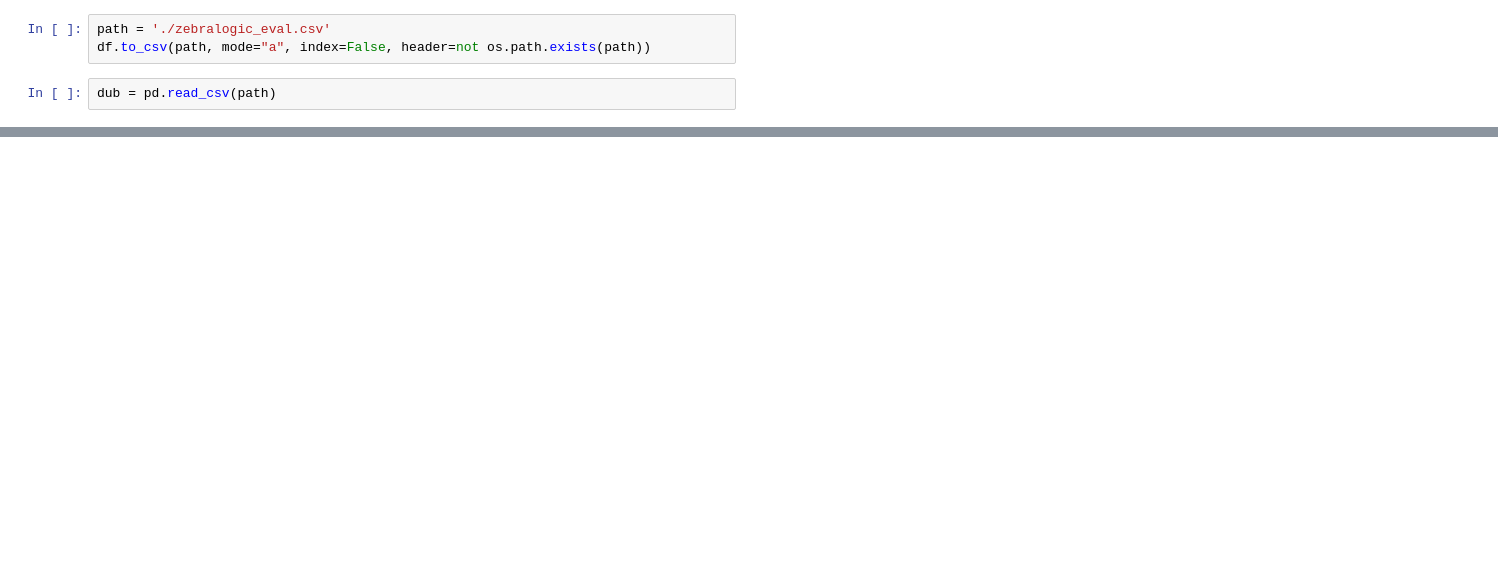
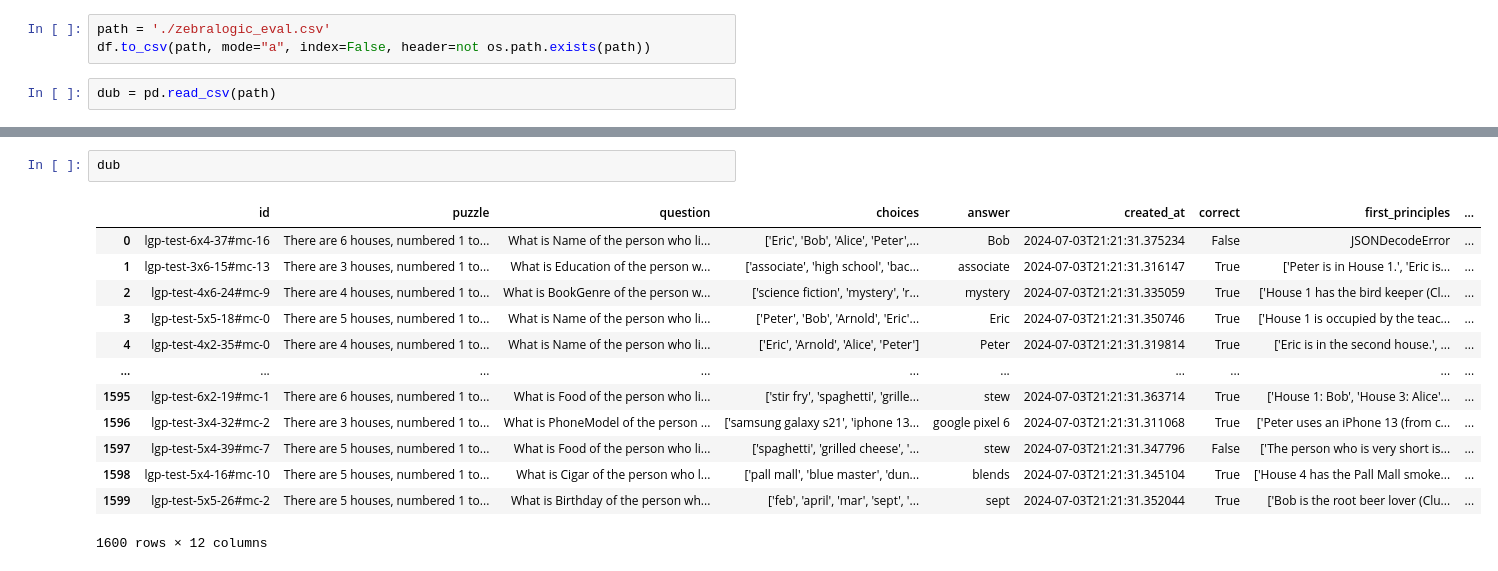
Before and after one commit to alvin-98/MLiS-Placement-Thesis, a Jupyter notebook: pipeline/experiments/reasoning_eval_v2.ipynb, the cells around one changed output, grey strips where cells are left out. Saved outputs shown, nothing was run; the diff lists cells and outputs as text; blank space fills up the shorter version.

```diff
--- a/pipeline/experiments/reasoning_eval_v2.ipynb
+++ b/pipeline/experiments/reasoning_eval_v2.ipynb
@@ -325 +325,17 @@ False     427
 Name: count, dtype: int64
+# %%
+dub
+# %% [output]
+|  | id | puzzle | question | choices | answer | created_at | correct | first_principles | ... |
+| 0 | lgp-test-6x4-37#mc-16 | There are 6 houses, numbered 1 to... | What is Name of the person who li... | ['Eric', 'Bob', 'Alice', 'Peter',... | Bob | 2024-07-03T21:21:31.375234 | False | JSONDecodeError | ... |
+| 1 | lgp-test-3x6-15#mc-13 | There are 3 houses, numbered 1 to... | What is Education of the person w... | ['associate', 'high school', 'bac... | associate | 2024-07-03T21:21:31.316147 | True | ['Peter is in House 1.', 'Eric is... | ... |
+| 2 | lgp-test-4x6-24#mc-9 | There are 4 houses, numbered 1 to... | What is BookGenre of the person w... | ['science fiction', 'mystery', 'r... | mystery | 2024-07-03T21:21:31.335059 | True | ['House 1 has the bird keeper (Cl... | ... |
+| 3 | lgp-test-5x5-18#mc-0 | There are 5 houses, numbered 1 to... | What is Name of the person who li... | ['Peter', 'Bob', 'Arnold', 'Eric'... | Eric | 2024-07-03T21:21:31.350746 | True | ['House 1 is occupied by the teac... | ... |
+| 4 | lgp-test-4x2-35#mc-0 | There are 4 houses, numbered 1 to... | What is Name of the person who li... | ['Eric', 'Arnold', 'Alice', 'Peter'] | Peter | 2024-07-03T21:21:31.319814 | True | ['Eric is in the second house.', ... | ... |
+| ... | ... | ... | ... | ... | ... | ... | ... | ... | ... |
+| 1595 | lgp-test-6x2-19#mc-1 | There are 6 houses, numbered 1 to... | What is Food of the person who li... | ['stir fry', 'spaghetti', 'grille... | stew | 2024-07-03T21:21:31.363714 | True | ['House 1: Bob', 'House 3: Alice'... | ... |
+| 1596 | lgp-test-3x4-32#mc-2 | There are 3 houses, numbered 1 to... | What is PhoneModel of the person ... | ['samsung galaxy s21', 'iphone 13... | google pixel 6 | 2024-07-03T21:21:31.311068 | True | ['Peter uses an iPhone 13 (from c... | ... |
+| 1597 | lgp-test-5x4-39#mc-7 | There are 5 houses, numbered 1 to... | What is Food of the person who li... | ['spaghetti', 'grilled cheese', '... | stew | 2024-07-03T21:21:31.347796 | False | ['The person who is very short is... | ... |
+| 1598 | lgp-test-5x4-16#mc-10 | There are 5 houses, numbered 1 to... | What is Cigar of the person who l... | ['pall mall', 'blue master', 'dun... | blends | 2024-07-03T21:21:31.345104 | True | ['House 4 has the Pall Mall smoke... | ... |
+| 1599 | lgp-test-5x5-26#mc-2 | There are 5 houses, numbered 1 to... | What is Birthday of the person wh... | ['feb', 'april', 'mar', 'sept', '... | sept | 2024-07-03T21:21:31.352044 | True | ['Bob is the root beer lover (Clu... | ... |
+1600 rows × 12 columns
```
Also changed, not shown: parts of 5 cells of this notebook, 23 other files.
